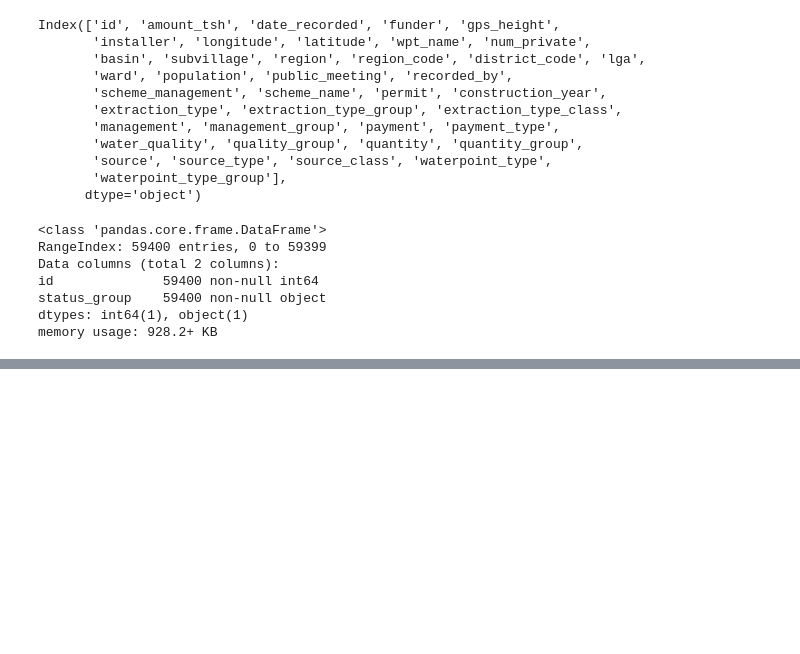
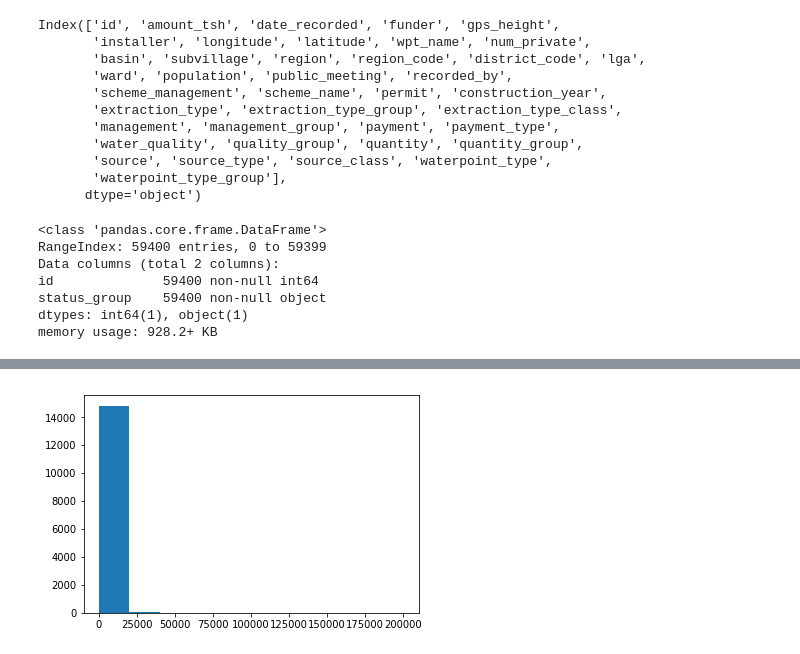
Before and after one commit to s28kiru/clean-pump-prediction, a Jupyter notebook: eda.ipynb, the cells around one changed output, grey strips where cells are left out. Drawn from its saved outputs; the diff is of its cells as text; code cells hidden in the pictures; blank space fills up the shorter version.

```diff
--- a/eda.ipynb
+++ b/eda.ipynb
@@ -68,0 +125,4 @@ bar_plot(train_label.status_group)
+# %%
+histogram(test_data['amount_tsh'])
+# %% [output]
+[figure, added]
```
Also changed, not shown: parts of 16 cells of this notebook.
